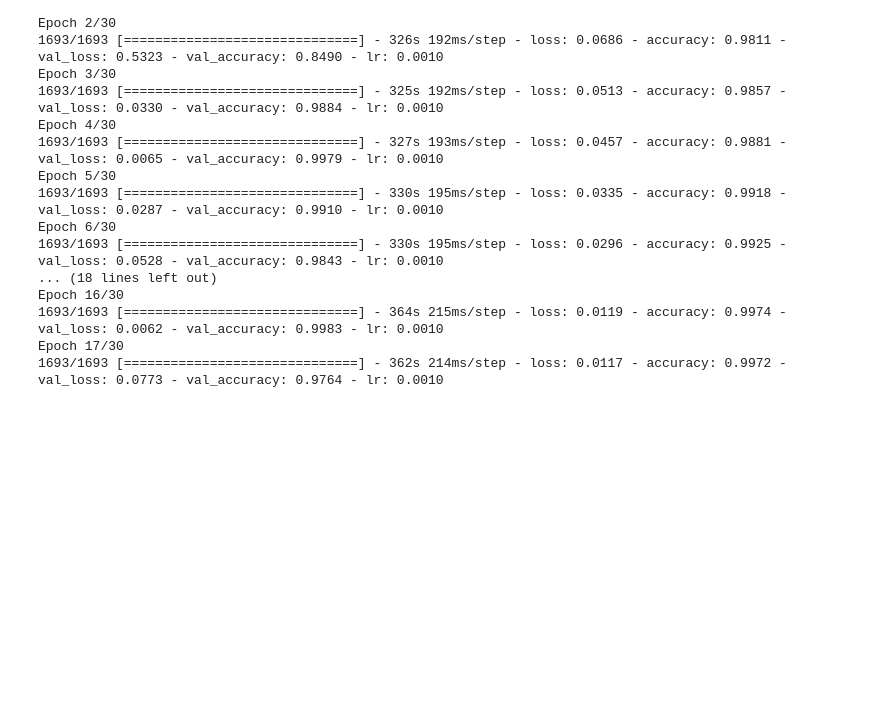
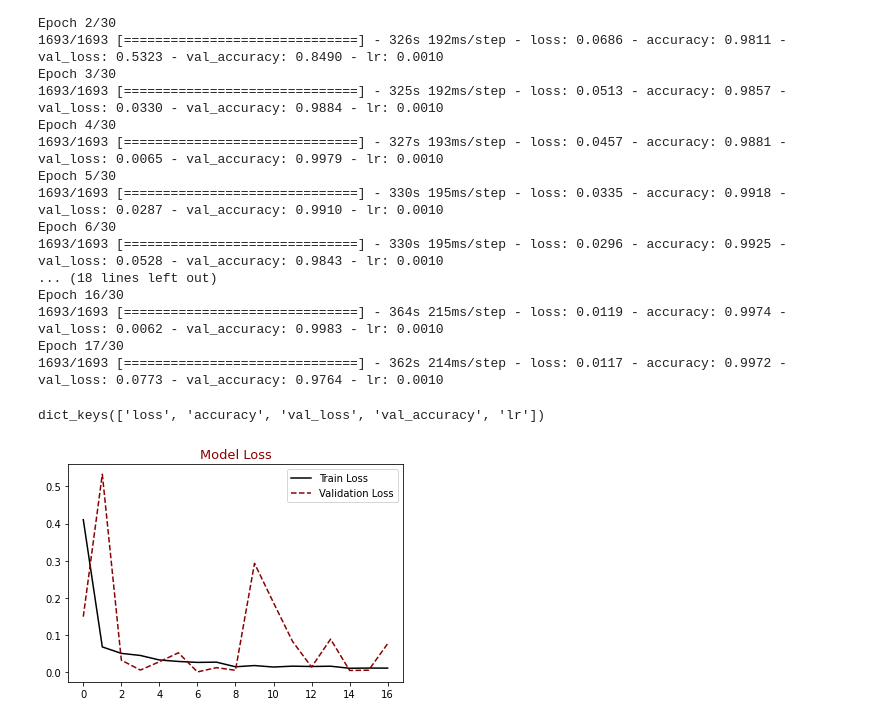
Before and after one commit to CostaDiego/fruits-360-classification, a Jupyter notebook: fruits-360.ipynb, the cells around one changed output. Saved outputs shown, nothing was run; the diff lists cells and outputs as text; code cells hidden in the pictures; blank space fills up the shorter version.

Commit message:
Add the plot of loss and accuracy

```diff
--- a/fruits-360.ipynb
+++ b/fruits-360.ipynb
@@ -257,3 +257,16 @@ Epoch 16/30
 1693/1693 [==============================] - 364s 215ms/step - loss: 0.0119 - accuracy: 0.9974 - val_loss: 0.0062 - val_accuracy: 0.9983 - lr: 0.0010
 Epoch 17/30
 1693/1693 [==============================] - 362s 214ms/step - loss: 0.0117 - accuracy: 0.9972 - val_loss: 0.0773 - val_accuracy: 0.9764 - lr: 0.0010
+# %%
+history.history.keys()
+# %% [output]
+dict_keys(['loss', 'accuracy', 'val_loss', 'val_accuracy', 'lr'])
+# %%
+plt.figure()
+plt.plot(history.history["loss"],label = "Train Loss", color = "black")
+plt.plot(history.history["val_loss"],label = "Validation Loss", color = "darkred", linestyle="dashed",markeredgecolor = "purple", markeredgewidth = 2)
+plt.title("Model Loss", color = "darkred", size = 13)
+plt.legend()
+plt.show()
+# %% [output]
+[figure, added]
```
Also changed, not shown: parts of 1 cell of this notebook.
